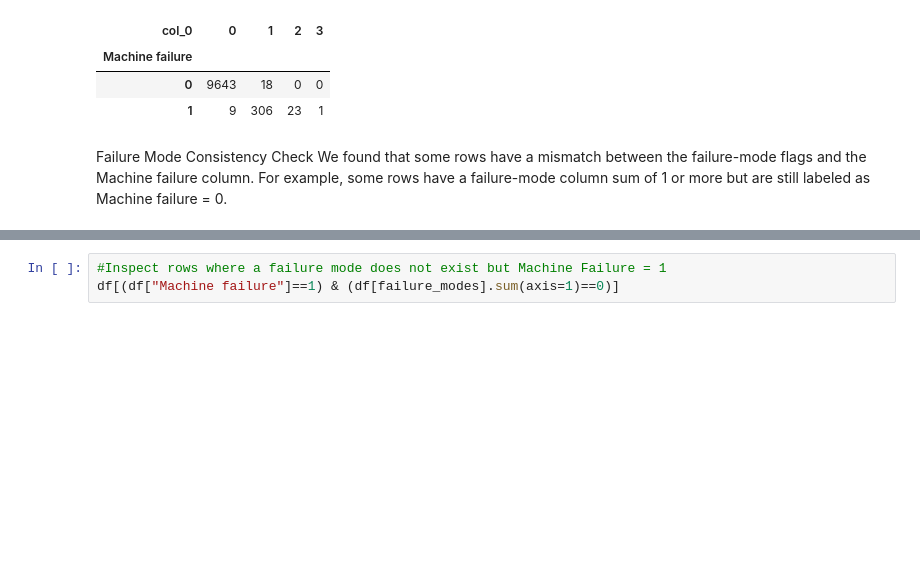
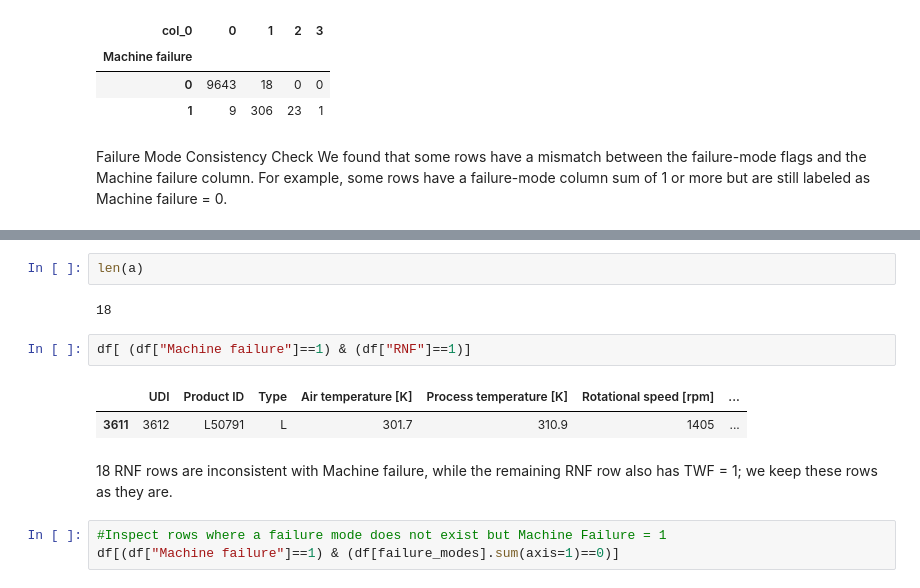
Before and after one commit to sathvik-reddy28/Intelligent-Predictive-Maintenance, a Jupyter notebook: notebooks/data_understanding.ipynb, the cells around one changed output, grey strips where cells are left out. Drawn from its saved outputs; the diff is of its cells as text; blank space fills up the shorter version.

```diff
--- a/notebooks/data_understanding.ipynb
+++ b/notebooks/data_understanding.ipynb
@@ -136,6 +137,17 @@ df[(df["Machine failure"]==0) & (df[failure_modes].sum(axis=1)>0) ]
 | 6960 | 6961 | L54140 | L | 300.7 | 311.0 | 1413 | ... |
 | 7488 | 7489 | L54668 | L | 300.3 | 311.7 | 1545 | ... |
 | 7868 | 7869 | H37282 | H | 300.4 | 311.9 | 1438 | ... |
+# %%
+len(a)
+# %% [output]
+18
+# %%
+df[ (df["Machine failure"]==1) & (df["RNF"]==1)]
+# %% [output]
+|  | UDI | Product ID | Type | Air temperature [K] | Process temperature [K] | Rotational speed [rpm] | ... |
+| 3611 | 3612 | L50791 | L | 301.7 | 310.9 | 1405 | ... |
+# %% [markdown]
+18 RNF rows are inconsistent with Machine failure, while the remaining RNF row also has TWF = 1; we keep these rows as they are.
 # %%
 #Inspect rows where a failure mode does not exist but Machine Failure = 1
 df[(df["Machine failure"]==1) & (df[failure_modes].sum(axis=1)==0)]
```
Also changed, not shown: parts of 2 cells of this notebook, 1 other file.
